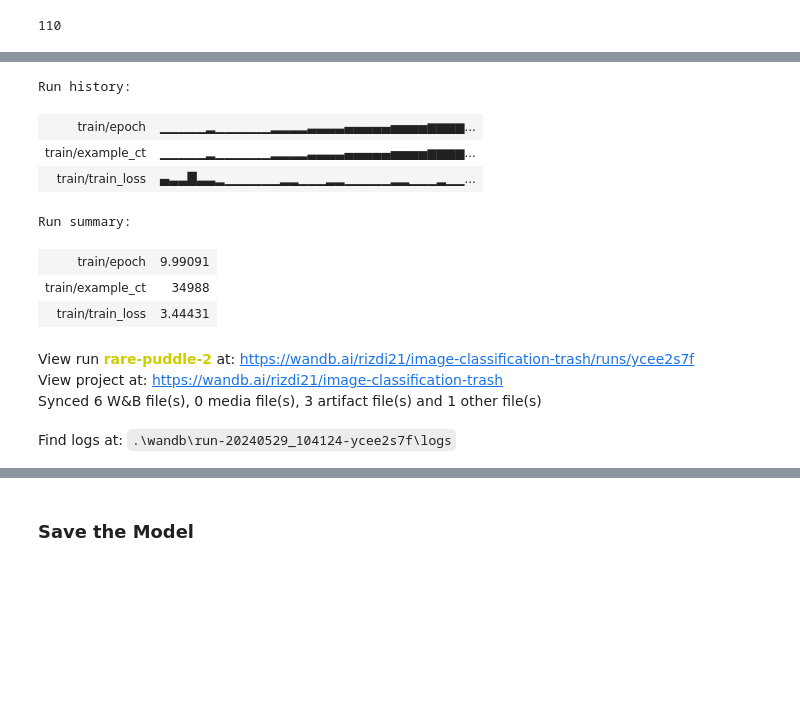
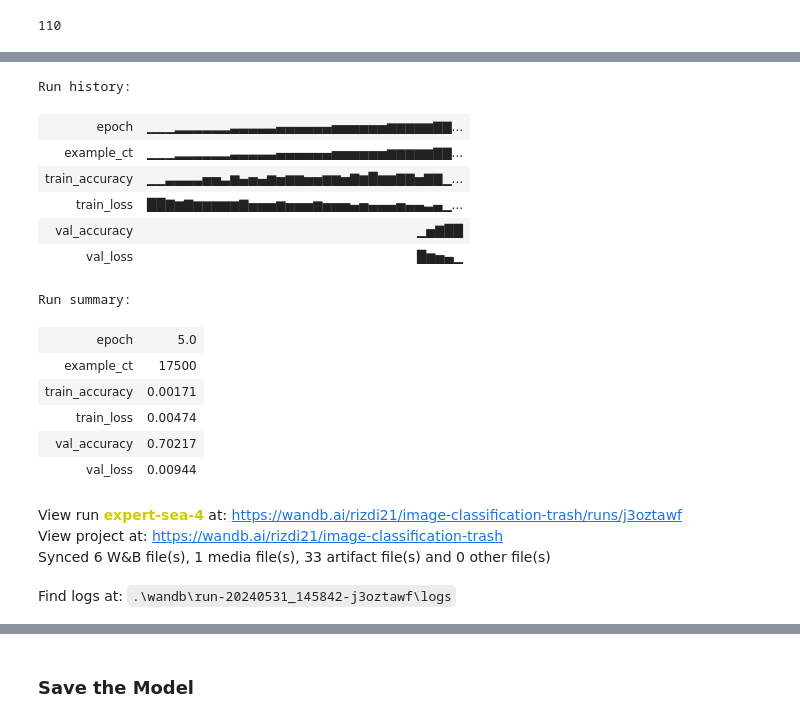
Before and after one commit to rizdiaprilian/image_classification_trash, a Jupyter notebook: notebooks/Modelling_with_ResNet18.ipynb, the cells around one changed output, grey strips where cells are left out. Saved outputs shown, nothing was run; the diff lists cells and outputs as text; code cells hidden in the pictures; blank space fills up the shorter version.

```diff
--- a/notebooks/Modelling_with_ResNet18.ipynb
+++ b/notebooks/Modelling_with_ResNet18.ipynb
@@ -782,15 +958,21 @@ ValueError: This table expects 13 columns: ['image', 'pred', 'target', 'score_0'
 # %%
-wandb.finish()
+wb.finish()
 # %% [output]
 Run history:
-| train/epoch | ▁▁▁▁▁▂▁▁▁▁▁▁▂▂▂▂▃▃▃▃▄▄▄▄▄▅▅▅▅▆▆▆▆... |
-| train/example_ct | ▁▁▁▁▁▂▁▁▁▁▁▁▂▂▂▂▃▃▃▃▄▄▄▄▄▅▅▅▅▆▆▆▆... |
-| train/train_loss | ▄▃▃█▃▃▂▁▁▁▁▁▁▂▂▁▁▁▂▂▁▁▁▁▁▂▂▁▁▁▂▁▁... |
+| epoch | ▁▁▁▂▂▂▂▂▂▃▃▃▃▃▄▄▄▄▄▄▅▅▅▅▅▅▆▆▆▆▆▇▇... |
+| example_ct | ▁▁▁▂▂▂▂▂▂▃▃▃▃▃▄▄▄▄▄▄▅▅▅▅▅▅▆▆▆▆▆▇▇... |
+| train_accuracy | ▁▁▃▃▃▃▅▅▃▆▄▅▄▆▅▆▆▅▅▆▆▅▇▆█▆▆▇▇▅▇▇▁... |
+| train_loss | ██▇▆▇▆▆▆▆▆▇▅▅▅▆▅▅▅▆▅▅▅▄▅▄▄▄▅▄▄▃▄▁... |
+| val_accuracy | ▁▅▇██ |
+| val_loss | █▆▅▄▁ |
 Run summary:
-| train/epoch | 9.99091 |
-| train/example_ct | 34988 |
-| train/train_loss | 3.44431 |
+| epoch | 5.0 |
+| example_ct | 17500 |
+| train_accuracy | 0.00171 |
+| train_loss | 0.00474 |
+| val_accuracy | 0.70217 |
+| val_loss | 0.00944 |
-View run rare-puddle-2 at: https://wandb.ai/rizdi21/image-classification-trash/runs/ycee2s7f
+View run expert-sea-4 at: https://wandb.ai/rizdi21/image-classification-trash/runs/j3oztawf
 View project at: https://wandb.ai/rizdi21/image-classification-trash
-Synced 6 W&B file(s), 0 media file(s), 3 artifact file(s) and 1 other file(s)
+Synced 6 W&B file(s), 1 media file(s), 33 artifact file(s) and 0 other file(s)
-Find logs at: .\wandb\run-20240529_104124-ycee2s7f\logs
+Find logs at: .\wandb\run-20240531_145842-j3oztawf\logs
```
Also changed, not shown: parts of 74 cells of this notebook.
